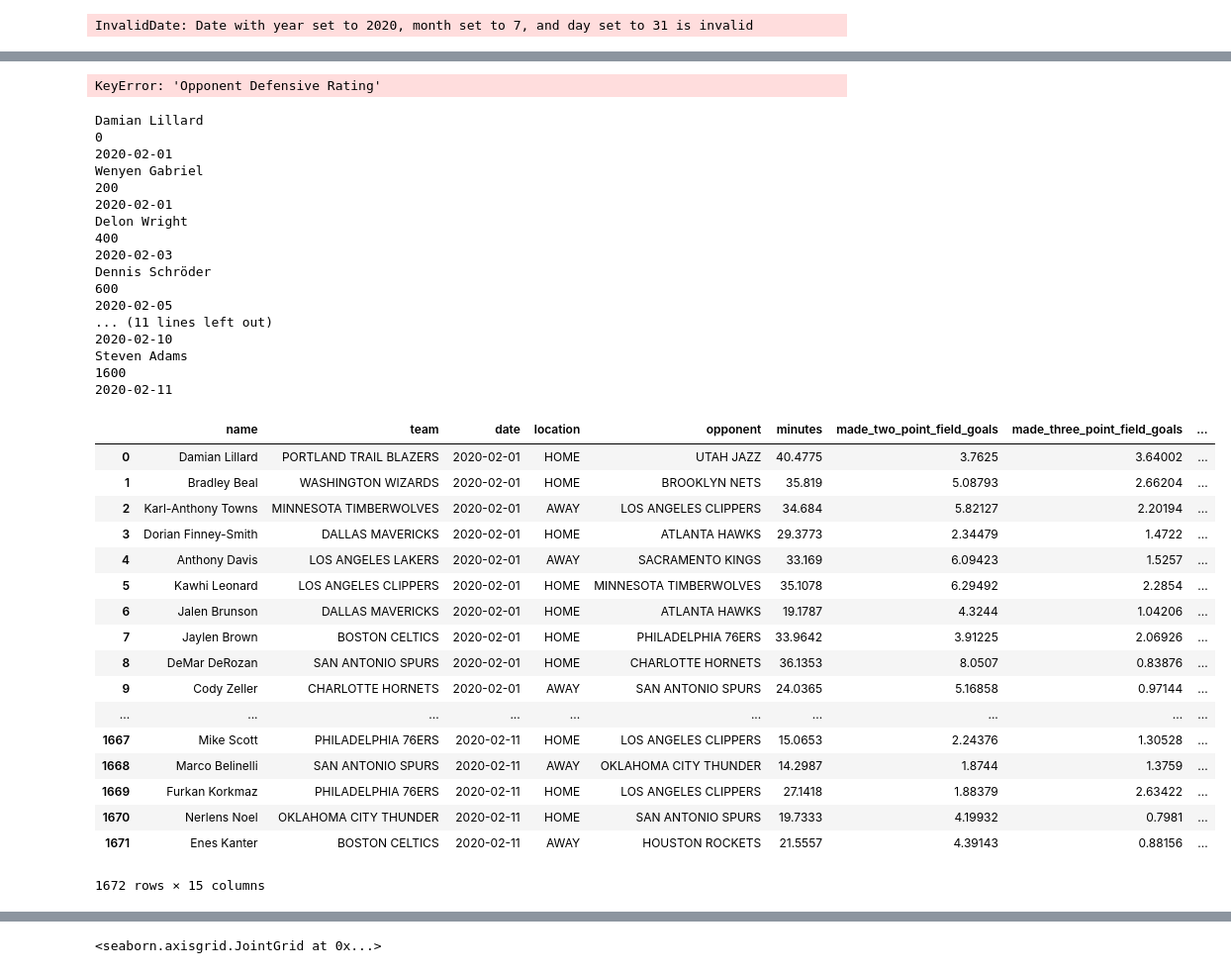
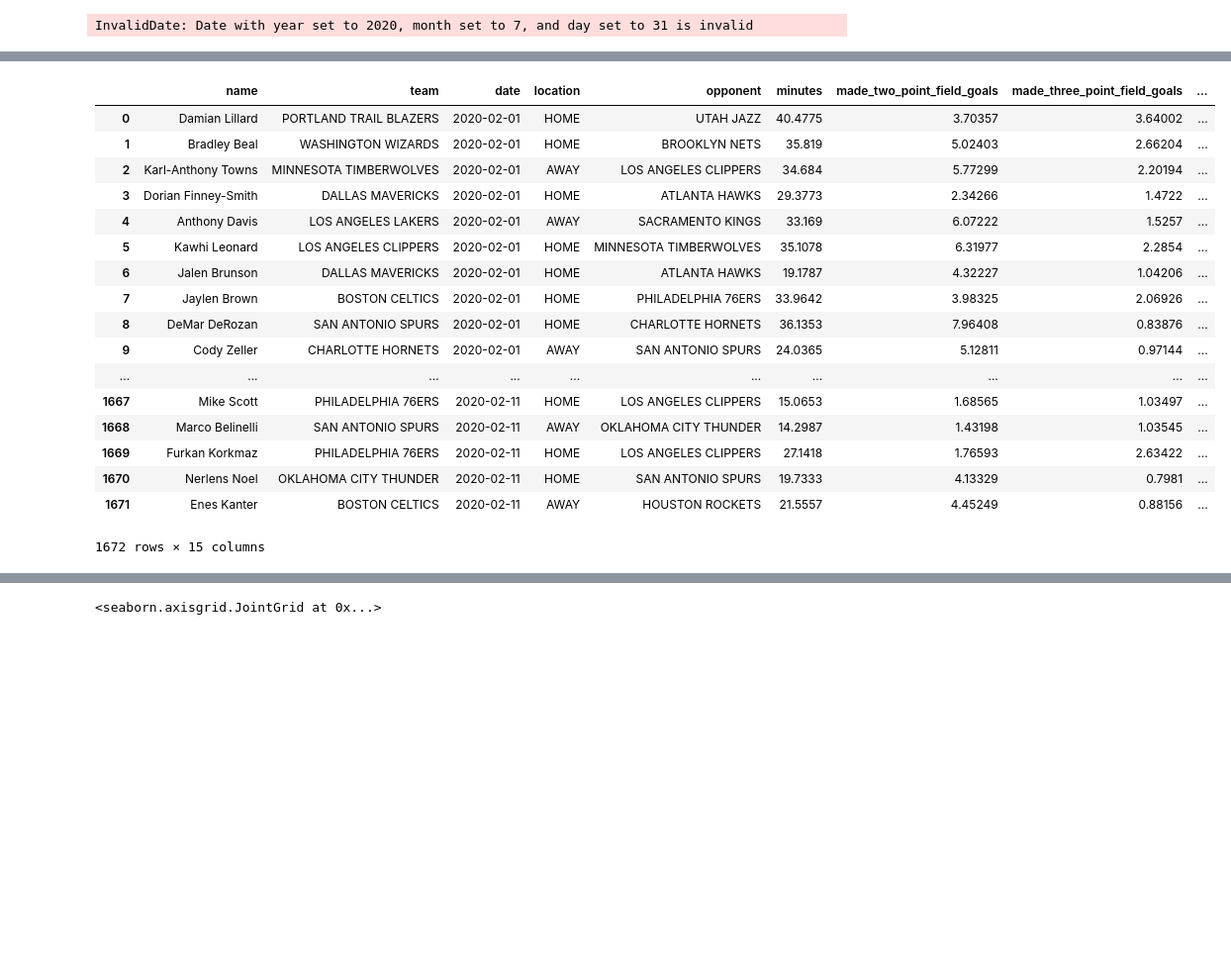
Before and after one commit to Shaviv-Hoffman-Lowitz/Sports-Analytics-Group-at-Berkeley-Machine-Learning-Project, a Jupyter notebook: final_model.ipynb, the cells around one changed output, grey strips where cells are left out. Shown at 99% size. Cells and saved outputs as stored; diff of their text form; code cells hidden in the pictures; blank space fills up the shorter version.

```diff
--- a/final_model.ipynb
+++ b/final_model.ipynb
@@ -289,11 +264,6 @@ def statline_output(weighted_predicted_lines):
         output_stats.append(recent_average(weighted_line))
         output_statlines[box_index] = output_stats
     return output_statlines.T
-output_picks = statline_output(weighted_preds)
-full_test_output = output_picks[output_picks["date"] > "2020-01-01"]
-full_test_output.to_csv("./OutputCSVs/predicted_statlines_jan_feb_2020.csv")
-# %% [output]
-KeyError: 'Opponent Defensive Rating'
 # %%
 jan_feb_data = pd.read_csv('./OutputCSVs/predicted_statlines_jan_feb_2020.csv')
 FD_points_array = []
@@ -422,52 +392,35 @@ def box_scores_for_range_of_days(start_date, end_date):
     full_df["Opponent Turnover %"] = opp_tov
     return full_df
 # %%
-def make_predictions(start_date, end_date, output = True):
+def make_predictions(start_date, end_date, sample_size = 5, output = True):
     input_statistics = ["name", "team", "date", "location", "opponent", "made_field_goals", "made_two_point_field_goals", "attempted_two_point_field_goals", "attempted_field_goals", "made_three_point_field_goals", "attempted_three_point_field_goals", "attempted_free_throws", "made_free_throws", "offensive_rebounds", "defensive_rebounds", "assists", "blocks", "turnovers", "steals", "seconds_played", "Opponent Defensive Rating", "Opponent Turnover %"]
     full_df = box_scores_for_range_of_days(start_date, end_date)
-    predicted_statlines = statline_output(statline_predictor(full_df, input_statistics))
+    predicted_statlines = statline_output(statline_predictor(full_df, input_statistics, sample_size))
     if output:
         output_filename = './AllCSVs/' + str(start_date.month) + '_' + str(start_date.day) + '_' + str(end_date.month) + '_' + str(end_date.day) + '_2020_predicted_box_scores.csv'
         predicted_statlines.to_csv(output_filename)
     return predicted_statlines
 
 make_predictions(datetime(2020, 2, 1), datetime(2020, 2, 11), output = True)
 # %% [output]
+|  | name | team | date | location | opponent | minutes | made_two_point_field_goals | made_three_point_field_goals | ... |
+| 0 | Damian Lillard | PORTLAND TRAIL BLAZERS | 2020-02-01 | HOME | UTAH JAZZ | 40.4775 | 3.70357 | 3.64002 | ... |
+| 1 | Bradley Beal | WASHINGTON WIZARDS | 2020-02-01 | HOME | BROOKLYN NETS | 35.819 | 5.02403 | 2.66204 | ... |
+| 2 | Karl-Anthony Towns | MINNESOTA TIMBERWOLVES | 2020-02-01 | AWAY | LOS ANGELES CLIPPERS | 34.684 | 5.77299 | 2.20194 | ... |
+| 3 | Dorian Finney-Smith | DALLAS MAVERICKS | 2020-02-01 | HOME | ATLANTA HAWKS | 29.3773 | 2.34266 | 1.4722 | ... |
+| 4 | Anthony Davis | LOS ANGELES LAKERS | 2020-02-01 | AWAY | SACRAMENTO KINGS | 33.169 | 6.07222 | 1.5257 | ... |
+| 5 | Kawhi Leonard | LOS ANGELES CLIPPERS | 2020-02-01 | HOME | MINNESOTA TIMBERWOLVES | 35.1078 | 6.31977 | 2.2854 | ... |
+| 6 | Jalen Brunson | DALLAS MAVERICKS | 2020-02-01 | HOME | ATLANTA HAWKS | 19.1787 | 4.32227 | 1.04206 | ... |
+| 7 | Jaylen Brown | BOSTON CELTICS | 2020-02-01 | HOME | PHILADELPHIA 76ERS | 33.9642 | 3.98325 | 2.06926 | ... |
+| 8 | DeMar DeRozan | SAN ANTONIO SPURS | 2020-02-01 | HOME | CHARLOTTE HORNETS | 36.1353 | 7.96408 | 0.83876 | ... |
+| 9 | Cody Zeller | CHARLOTTE HORNETS | 2020-02-01 | AWAY | SAN ANTONIO SPURS | 24.0365 | 5.12811 | 0.97144 | ... |
+| ... | ... | ... | ... | ... | ... | ... | ... | ... | ... |
+| 1667 | Mike Scott | PHILADELPHIA 76ERS | 2020-02-11 | HOME | LOS ANGELES CLIPPERS | 15.0653 | 1.68565 | 1.03497 | ... |
+| 1668 | Marco Belinelli | SAN ANTONIO SPURS | 2020-02-11 | AWAY | OKLAHOMA CITY THUNDER | 14.2987 | 1.43198 | 1.03545 | ... |
+| 1669 | Furkan Korkmaz | PHILADELPHIA 76ERS | 2020-02-11 | HOME | LOS ANGELES CLIPPERS | 27.1418 | 1.76593 | 2.63422 | ... |
+| 1670 | Nerlens Noel | OKLAHOMA CITY THUNDER | 2020-02-11 | HOME | SAN ANTONIO SPURS | 19.7333 | 4.13329 | 0.7981 | ... |
+| 1671 | Enes Kanter | BOSTON CELTICS | 2020-02-11 | AWAY | HOUSTON ROCKETS | 21.5557 | 4.45249 | 0.88156 | ... |
-Damian Lillard
-0
-2020-02-01
-Wenyen Gabriel
-200
-2020-02-01
-Delon Wright
-400
-2020-02-03
-Dennis Schröder
-600
-2020-02-05
-... (11 lines left out)
-2020-02-10
-Steven Adams
-1600
-2020-02-11
+1672 rows × 15 columns
-|  | name | team | date | location | opponent | minutes | made_two_point_field_goals | made_three_point_field_goals | ... |
-| 0 | Damian Lillard | PORTLAND TRAIL BLAZERS | 2020-02-01 | HOME | UTAH JAZZ | 40.4775 | 3.7625 | 3.64002 | ... |
-| 1 | Bradley Beal | WASHINGTON WIZARDS | 2020-02-01 | HOME | BROOKLYN NETS | 35.819 | 5.08793 | 2.66204 | ... |
-| 2 | Karl-Anthony Towns | MINNESOTA TIMBERWOLVES | 2020-02-01 | AWAY | LOS ANGELES CLIPPERS | 34.684 | 5.82127 | 2.20194 | ... |
-| 3 | Dorian Finney-Smith | DALLAS MAVERICKS | 2020-02-01 | HOME | ATLANTA HAWKS | 29.3773 | 2.34479 | 1.4722 | ... |
-| 4 | Anthony Davis | LOS ANGELES LAKERS | 2020-02-01 | AWAY | SACRAMENTO KINGS | 33.169 | 6.09423 | 1.5257 | ... |
-| 5 | Kawhi Leonard | LOS ANGELES CLIPPERS | 2020-02-01 | HOME | MINNESOTA TIMBERWOLVES | 35.1078 | 6.29492 | 2.2854 | ... |
-| 6 | Jalen Brunson | DALLAS MAVERICKS | 2020-02-01 | HOME | ATLANTA HAWKS | 19.1787 | 4.3244 | 1.04206 | ... |
-| 7 | Jaylen Brown | BOSTON CELTICS | 2020-02-01 | HOME | PHILADELPHIA 76ERS | 33.9642 | 3.91225 | 2.06926 | ... |
-| 8 | DeMar DeRozan | SAN ANTONIO SPURS | 2020-02-01 | HOME | CHARLOTTE HORNETS | 36.1353 | 8.0507 | 0.83876 | ... |
-| 9 | Cody Zeller | CHARLOTTE HORNETS | 2020-02-01 | AWAY | SAN ANTONIO SPURS | 24.0365 | 5.16858 | 0.97144 | ... |
-| ... | ... | ... | ... | ... | ... | ... | ... | ... | ... |
-| 1667 | Mike Scott | PHILADELPHIA 76ERS | 2020-02-11 | HOME | LOS ANGELES CLIPPERS | 15.0653 | 2.24376 | 1.30528 | ... |
-| 1668 | Marco Belinelli | SAN ANTONIO SPURS | 2020-02-11 | AWAY | OKLAHOMA CITY THUNDER | 14.2987 | 1.8744 | 1.3759 | ... |
-| 1669 | Furkan Korkmaz | PHILADELPHIA 76ERS | 2020-02-11 | HOME | LOS ANGELES CLIPPERS | 27.1418 | 1.88379 | 2.63422 | ... |
-| 1670 | Nerlens Noel | OKLAHOMA CITY THUNDER | 2020-02-11 | HOME | SAN ANTONIO SPURS | 19.7333 | 4.19932 | 0.7981 | ... |
-| 1671 | Enes Kanter | BOSTON CELTICS | 2020-02-11 | AWAY | HOUSTON ROCKETS | 21.5557 | 4.39143 | 0.88156 | ... |
-1672 rows × 15 columns
 # %%
 import pytz
 
```
Also changed, not shown: parts of 11 cells of this notebook.
